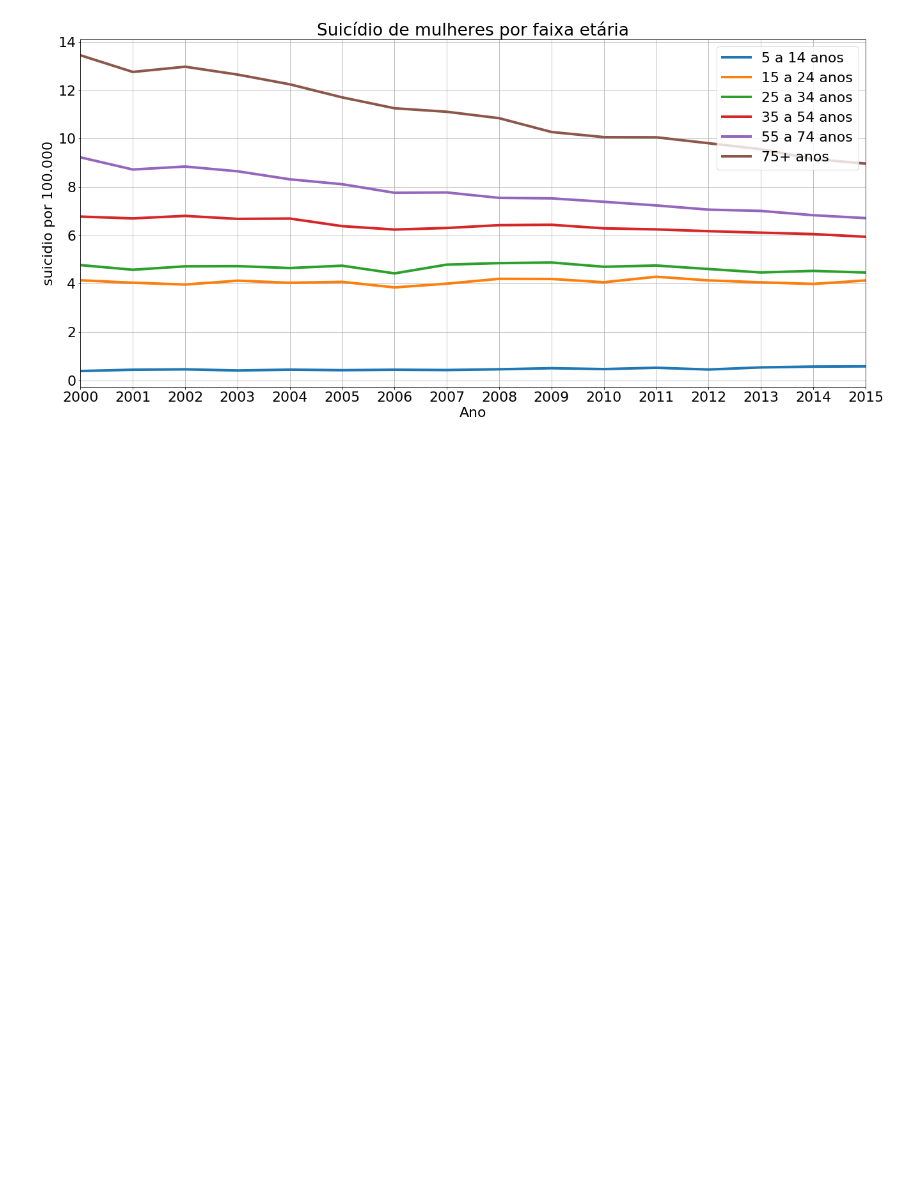
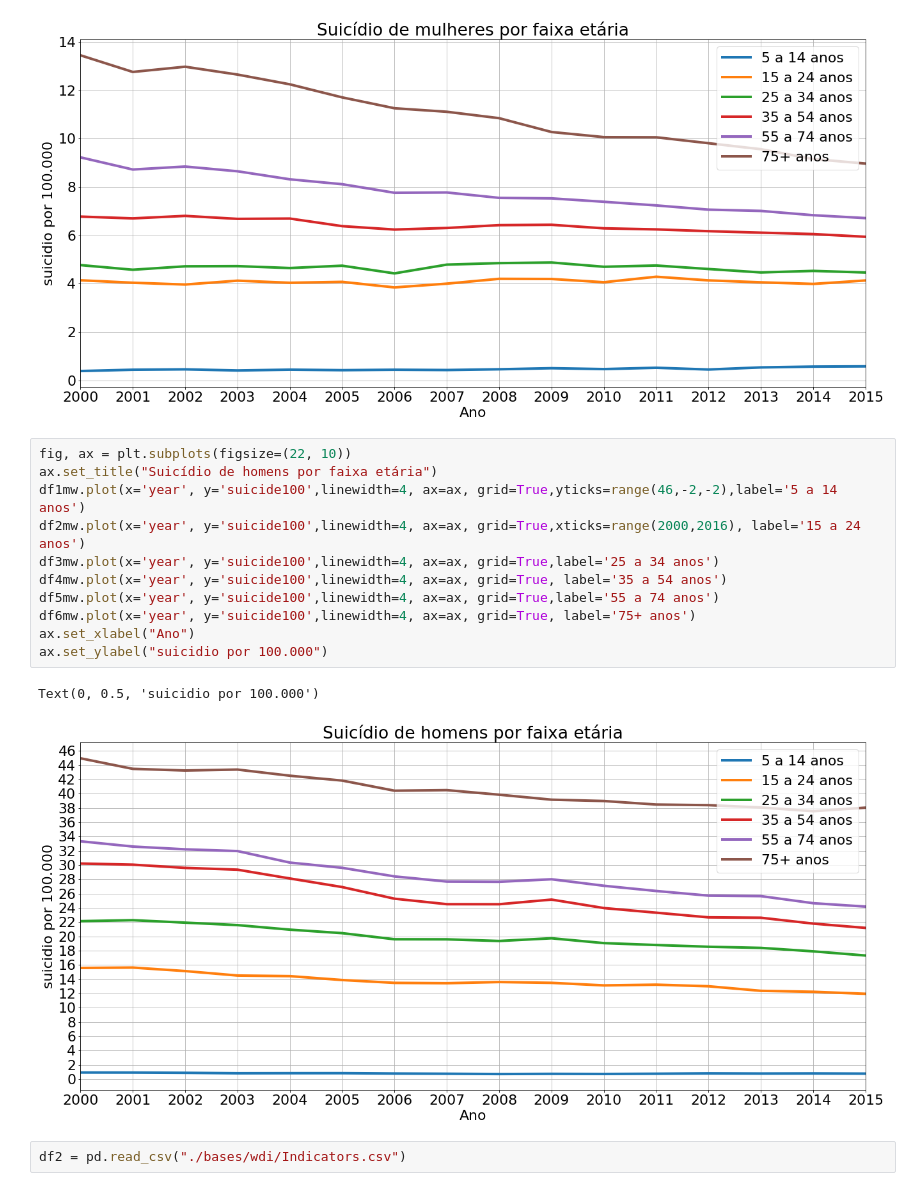
Before and after one commit to nicolas-sss/lp-project-hlnn-20191, a Jupyter notebook: suicidio_faixa_etaria_sexo.ipynb, the cells around one changed output. Cells and saved outputs as stored; diff of their text form; blank space fills up the shorter version.

```diff
--- a/suicidio_faixa_etaria_sexo.ipynb
+++ b/suicidio_faixa_etaria_sexo.ipynb
@@ -104,3 +104,19 @@ ax.set_ylabel("suicidio por 100.000")
 # %% [output]
 Text(0, 0.5, 'suicidio por 100.000')
 [figure]
+# %%
+fig, ax = plt.subplots(figsize=(22, 10))
+ax.set_title("Suicídio de homens por faixa etária")
+df1mw.plot(x='year', y='suicide100',linewidth=4, ax=ax, grid=True,yticks=range(46,-2,-2),label='5 a 14 anos')
+df2mw.plot(x='year', y='suicide100',linewidth=4, ax=ax, grid=True,xticks=range(2000,2016), label='15 a 24 anos')
+df3mw.plot(x='year', y='suicide100',linewidth=4, ax=ax, grid=True,label='25 a 34 anos')
+df4mw.plot(x='year', y='suicide100',linewidth=4, ax=ax, grid=True, label='35 a 54 anos')
+df5mw.plot(x='year', y='suicide100',linewidth=4, ax=ax, grid=True,label='55 a 74 anos')
+df6mw.plot(x='year', y='suicide100',linewidth=4, ax=ax, grid=True, label='75+ anos')
+ax.set_xlabel("Ano")
+ax.set_ylabel("suicidio por 100.000")
+# %% [output]
+Text(0, 0.5, 'suicidio por 100.000')
+[figure, added]
+# %%
+df2 = pd.read_csv("./bases/wdi/Indicators.csv")
```
Also changed, not shown: parts of 6 cells of this notebook, 3 other files.
